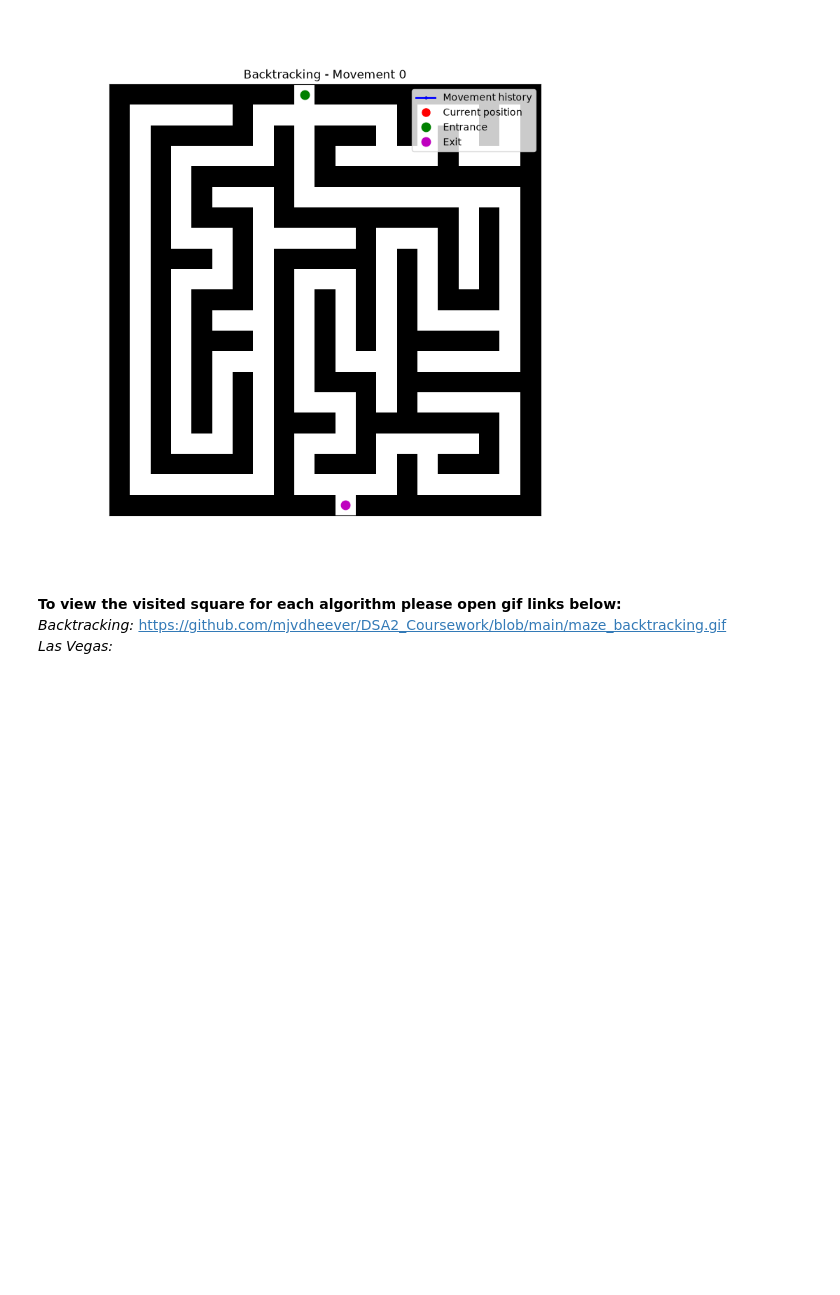
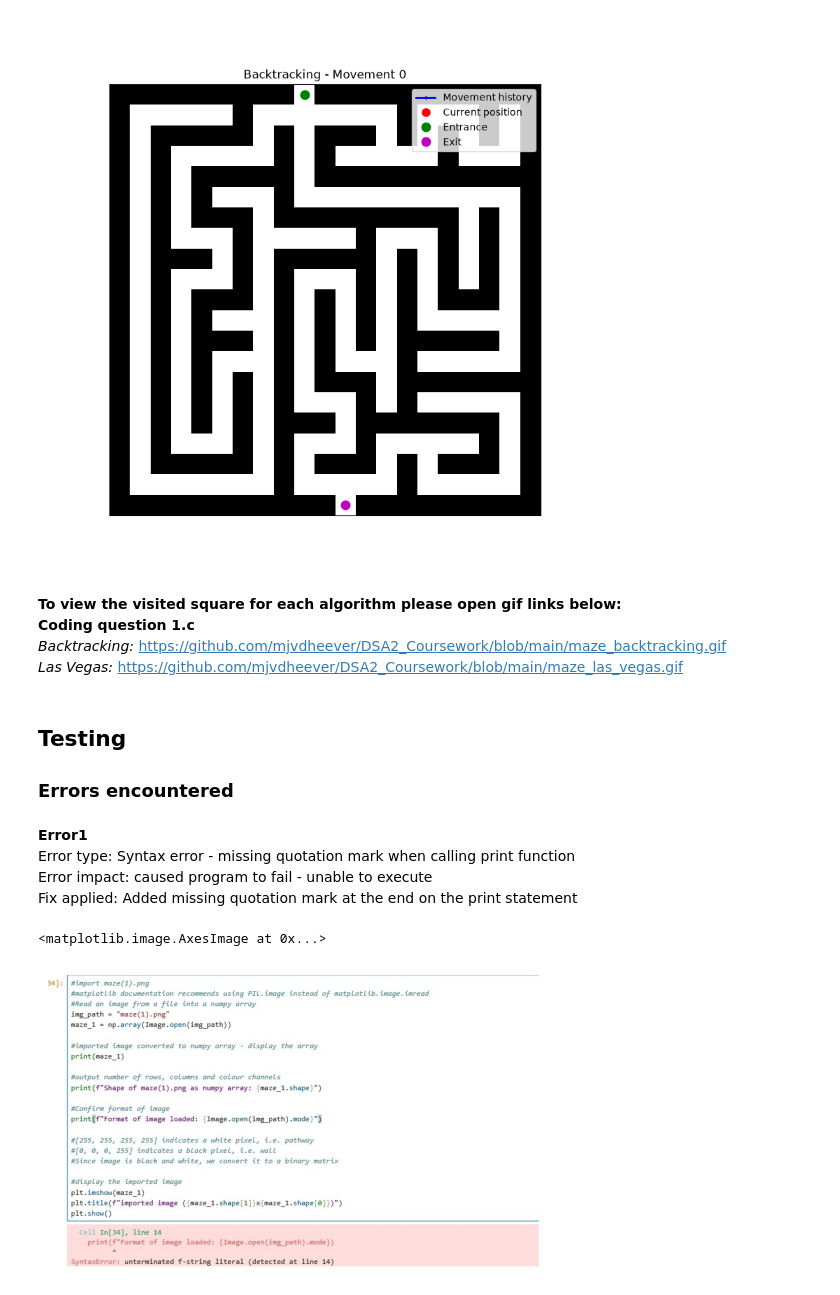
Before and after one commit to mjvdheever/DSA2_Coursework, a Jupyter notebook: DSA2 Final Assignment Submission.ipynb, the cells around one changed output. Drawn from its saved outputs; the diff is of its cells as text; code cells hidden in the pictures; blank space fills up the shorter version.

```diff
--- a/DSA2 Final Assignment Submission.ipynb
+++ b/DSA2 Final Assignment Submission.ipynb
@@ -438,5 +457,22 @@ Total runs: 1
 [figure]
 # %% [markdown]
 **To view the visited square for each algorithm please open gif links below:**<br>
+**Coding question 1.c**<br>
 *Backtracking:* https://github.com/mjvdheever/DSA2_Coursework/blob/main/maze_backtracking.gif <br>
-*Las Vegas:* <br>
+*Las Vegas:* https://github.com/mjvdheever/DSA2_Coursework/blob/main/maze_las_vegas.gif<br>
+# %% [markdown]
+## Testing
+### Errors encountered
+# %% [markdown]
+**Error1** <br>
+Error type: Syntax error - missing quotation mark when calling print function <br>
+Error impact: caused program to fail - unable to execute <br>
+Fix applied: Added missing quotation mark at the end on the print statement
+# %%
+import matplotlib.image as mpimg
+error1 = mpimg.imread('Error1.jpg')
+plt.axis('off')
+plt.imshow(error1)
+# %% [output]
+<matplotlib.image.AxesImage at 0x...>
+[figure, added]
```
Also changed, not shown: parts of 60 cells of this notebook, 15 other files.
